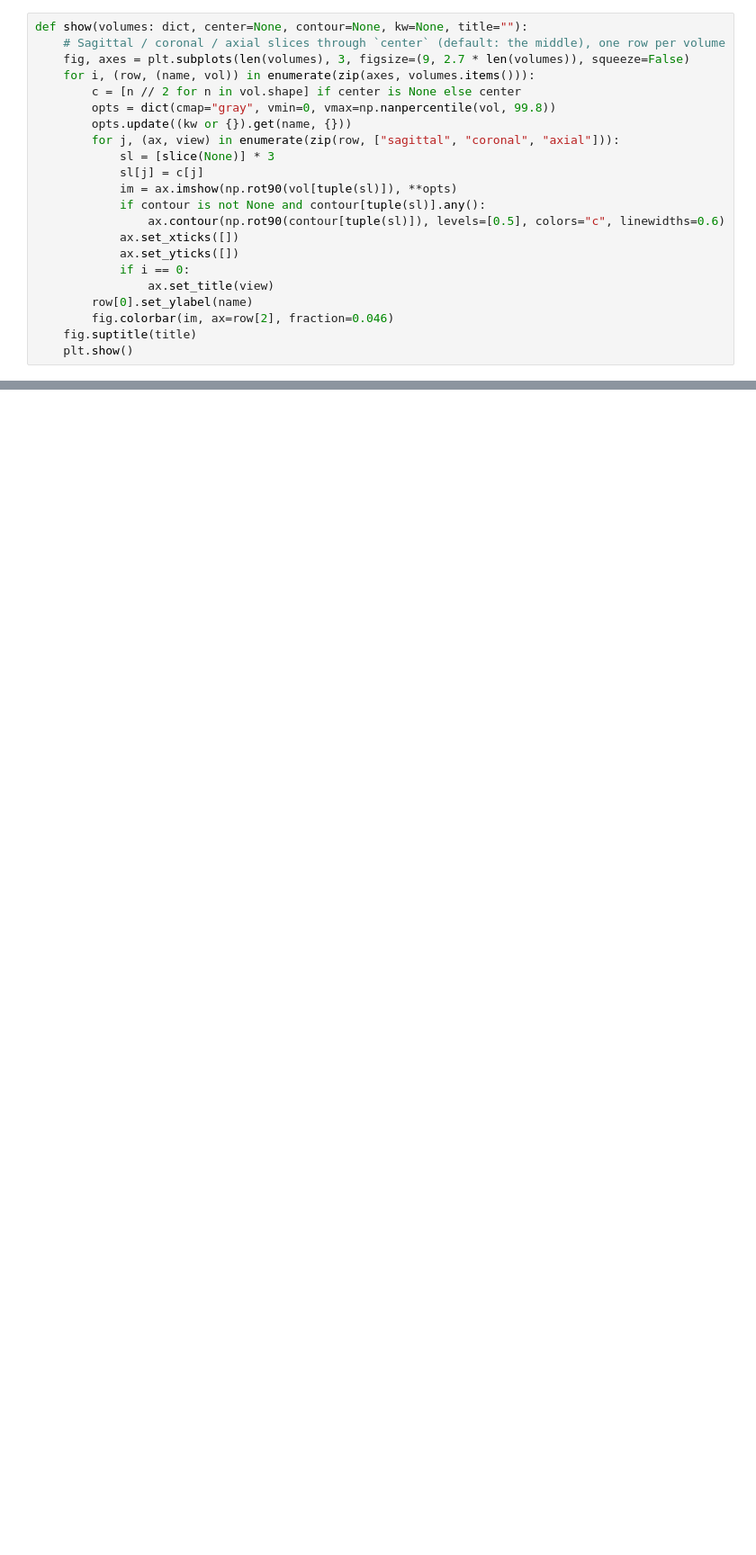
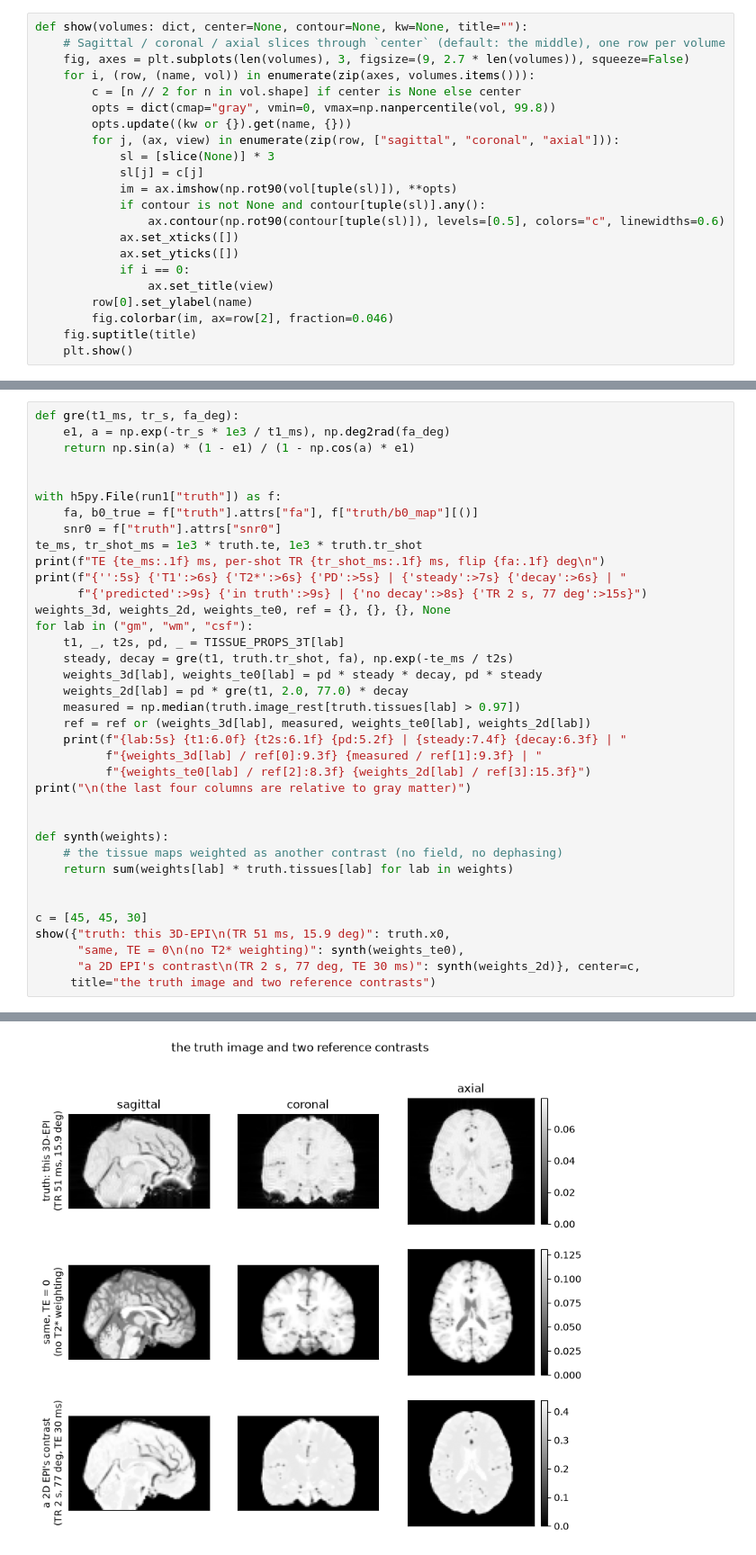
Before and after one commit to rextlfung/ArbEPI-python, a Jupyter notebook: simulate_fmri/demo.ipynb, the cells around one changed output, grey strips where cells are left out. Shown at 90% size. Cells and saved outputs as stored; diff of their text form; blank space fills up the shorter version.

```diff
--- a/simulate_fmri/demo.ipynb
+++ b/simulate_fmri/demo.ipynb
@@ -498,0 +297,38 @@ for k, name in enumerate(names):
+# %%
+def gre(t1_ms, tr_s, fa_deg):
+    e1, a = np.exp(-tr_s * 1e3 / t1_ms), np.deg2rad(fa_deg)
+    return np.sin(a) * (1 - e1) / (1 - np.cos(a) * e1)
+
+
+with h5py.File(run1["truth"]) as f:
+    fa, b0_true = f["truth"].attrs["fa"], f["truth/b0_map"][()]
+    snr0 = f["truth"].attrs["snr0"]
+te_ms, tr_shot_ms = 1e3 * truth.te, 1e3 * truth.tr_shot
+print(f"TE {te_ms:.1f} ms, per-shot TR {tr_shot_ms:.1f} ms, flip {fa:.1f} deg\n")
+print(f"{'':5s} {'T1':>6s} {'T2*':>6s} {'PD':>5s} | {'steady':>7s} {'decay':>6s} | "
+      f"{'predicted':>9s} {'in truth':>9s} | {'no decay':>8s} {'TR 2 s, 77 deg':>15s}")
+weights_3d, weights_2d, weights_te0, ref = {}, {}, {}, None
+for lab in ("gm", "wm", "csf"):
+    t1, _, t2s, pd, _ = TISSUE_PROPS_3T[lab]
+    steady, decay = gre(t1, truth.tr_shot, fa), np.exp(-te_ms / t2s)
+    weights_3d[lab], weights_te0[lab] = pd * steady * decay, pd * steady
+    weights_2d[lab] = pd * gre(t1, 2.0, 77.0) * decay
+    measured = np.median(truth.image_rest[truth.tissues[lab] > 0.97])
+    ref = ref or (weights_3d[lab], measured, weights_te0[lab], weights_2d[lab])
+    print(f"{lab:5s} {t1:6.0f} {t2s:6.1f} {pd:5.2f} | {steady:7.4f} {decay:6.3f} | "
+          f"{weights_3d[lab] / ref[0]:9.3f} {measured / ref[1]:9.3f} | "
+          f"{weights_te0[lab] / ref[2]:8.3f} {weights_2d[lab] / ref[3]:15.3f}")
+print("\n(the last four columns are relative to gray matter)")
+
+
+def synth(weights):
+    # the tissue maps weighted as another contrast (no field, no dephasing)
+    return sum(weights[lab] * truth.tissues[lab] for lab in weights)
+
+
+c = [45, 45, 30]
+show({"truth: this 3D-EPI\n(TR 51 ms, 15.9 deg)": truth.x0,
+      "same, TE = 0\n(no T2* weighting)": synth(weights_te0),
+      "a 2D EPI's contrast\n(TR 2 s, 77 deg, TE 30 ms)": synth(weights_2d)}, center=c,
+     title="the truth image and two reference contrasts")
+# %% [output]
@@ -498,0 +343 @@ for k, name in enumerate(names):
+[figure, added]
```
Also changed, not shown: parts of 72 cells of this notebook, 2 other files.
